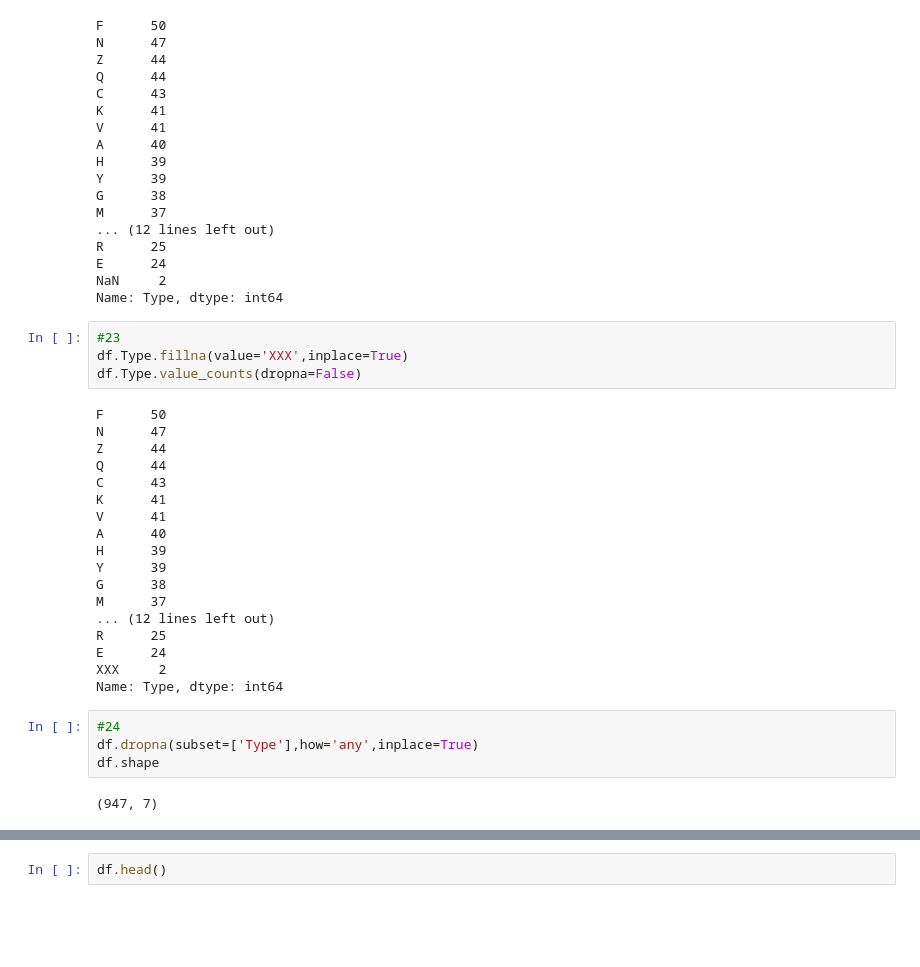
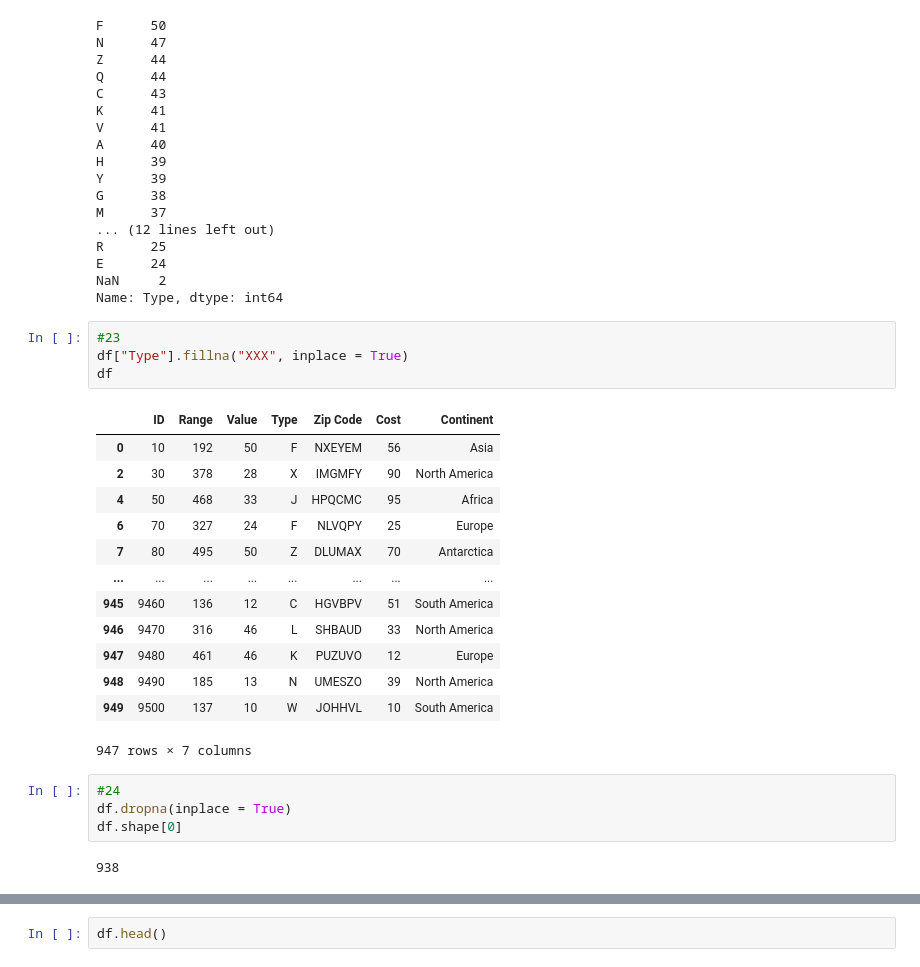
Before and after one commit to Ravkeerat02/comp3122_labs, a Jupyter notebook: Assignment4.ipynb, the cells around one changed output, grey strips where cells are left out. Cells and saved outputs as stored; diff of their text form; blank space fills up the shorter version.

```diff
--- a/Assignment4.ipynb
+++ b/Assignment4.ipynb
@@ -260,31 +259,27 @@ NaN     2
 Name: Type, dtype: int64
 # %%
 #23
-df.Type.fillna(value='XXX',inplace=True)
-df.Type.value_counts(dropna=False)
+df["Type"].fillna("XXX", inplace = True)
+df
 # %% [output]
+|  | ID | Range | Value | Type | Zip Code | Cost | Continent |
+| 0 | 10 | 192 | 50 | F | NXEYEM | 56 | Asia |
+| 2 | 30 | 378 | 28 | X | IMGMFY | 90 | North America |
+| 4 | 50 | 468 | 33 | J | HPQCMC | 95 | Africa |
+| 6 | 70 | 327 | 24 | F | NLVQPY | 25 | Europe |
+| 7 | 80 | 495 | 50 | Z | DLUMAX | 70 | Antarctica |
+| ... | ... | ... | ... | ... | ... | ... | ... |
+| 945 | 9460 | 136 | 12 | C | HGVBPV | 51 | South America |
+| 946 | 9470 | 316 | 46 | L | SHBAUD | 33 | North America |
+| 947 | 9480 | 461 | 46 | K | PUZUVO | 12 | Europe |
+| 948 | 9490 | 185 | 13 | N | UMESZO | 39 | North America |
+| 949 | 9500 | 137 | 10 | W | JOHHVL | 10 | South America |
-F      50
-N      47
-Z      44
-Q      44
-C      43
-K      41
-V      41
-A      40
-H      39
-Y      39
-G      38
-M      37
-... (12 lines left out)
-R      25
-E      24
-XXX     2
-Name: Type, dtype: int64
+947 rows × 7 columns
 # %%
 #24
-df.dropna(subset=['Type'],how='any',inplace=True)
-df.shape
+df.dropna(inplace = True)
+df.shape[0]
 # %% [output]
-(947, 7)
+938
 # %%
 #25
```
Also changed, not shown: parts of 16 cells of this notebook.
